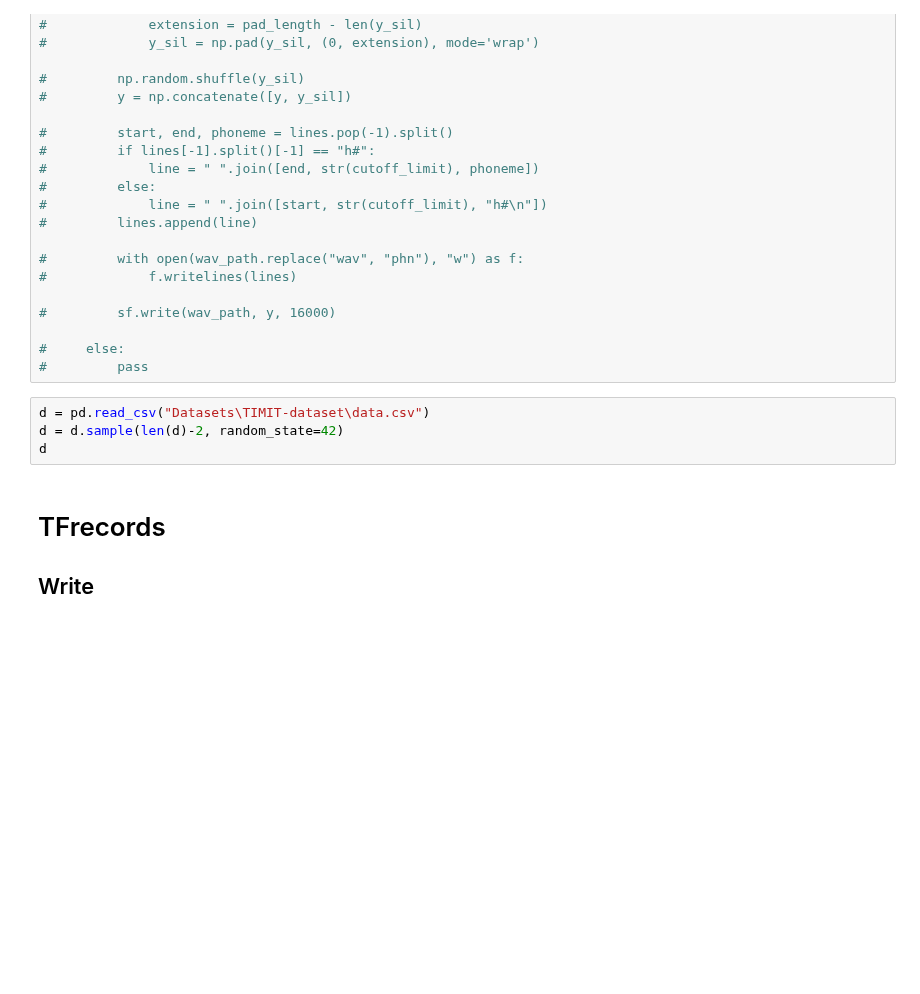
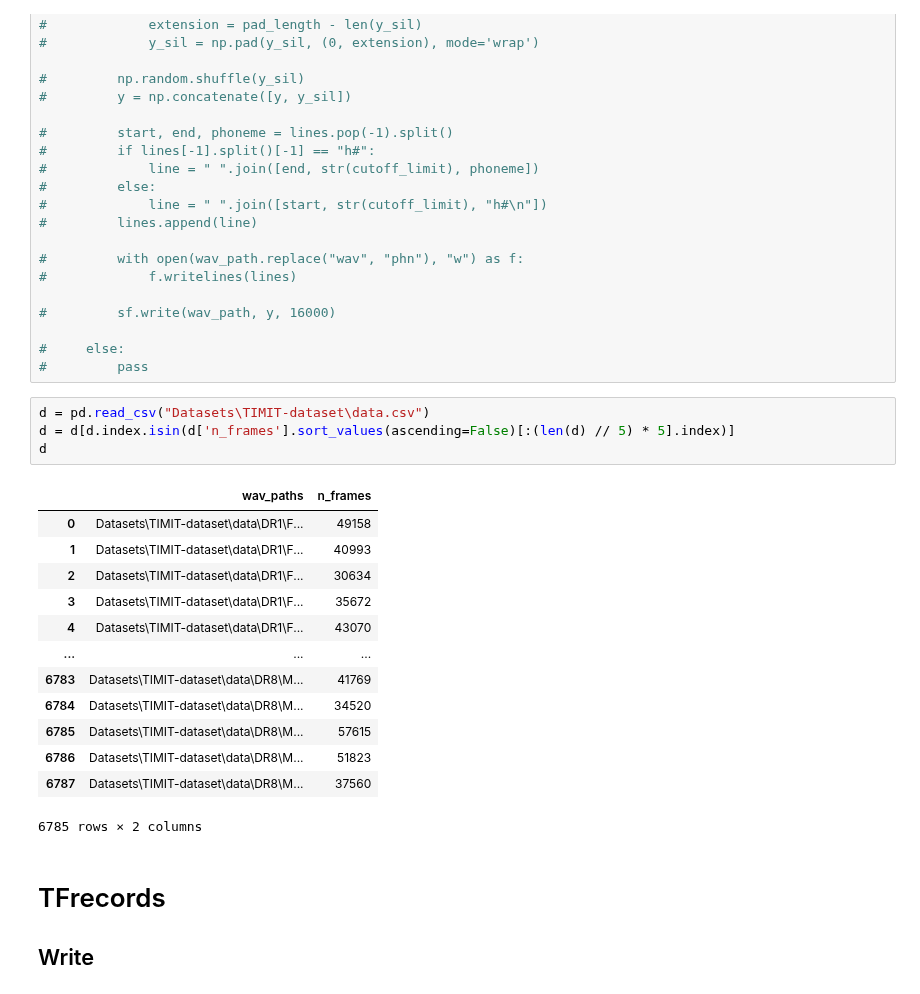
Before and after one commit to syalabi-seet/HoloMora, a Jupyter notebook: TIMIT-preprocess.ipynb, the cells around one changed output. Saved outputs shown, nothing was run; the diff lists cells and outputs as text; blank space fills up the shorter version.

```diff
--- a/TIMIT-preprocess.ipynb
+++ b/TIMIT-preprocess.ipynb
@@ -273,8 +283,22 @@ plt.show()
 #         pass
 # %%
 d = pd.read_csv("Datasets\TIMIT-dataset\data.csv")
-d = d.sample(len(d)-2, random_state=42)
+d = d[d.index.isin(d['n_frames'].sort_values(ascending=False)[:(len(d) // 5) * 5].index)]
 d
+# %% [output]
+|  | wav_paths | n_frames |
+| 0 | Datasets\TIMIT-dataset\data\DR1\F... | 49158 |
+| 1 | Datasets\TIMIT-dataset\data\DR1\F... | 40993 |
+| 2 | Datasets\TIMIT-dataset\data\DR1\F... | 30634 |
+| 3 | Datasets\TIMIT-dataset\data\DR1\F... | 35672 |
+| 4 | Datasets\TIMIT-dataset\data\DR1\F... | 43070 |
+| ... | ... | ... |
+| 6783 | Datasets\TIMIT-dataset\data\DR8\M... | 41769 |
+| 6784 | Datasets\TIMIT-dataset\data\DR8\M... | 34520 |
+| 6785 | Datasets\TIMIT-dataset\data\DR8\M... | 57615 |
+| 6786 | Datasets\TIMIT-dataset\data\DR8\M... | 51823 |
+| 6787 | Datasets\TIMIT-dataset\data\DR8\M... | 37560 |
+6785 rows × 2 columns
 # %% [markdown]
 # TFrecords
 
```
Also changed, not shown: parts of 20 cells of this notebook, 1 other file.
